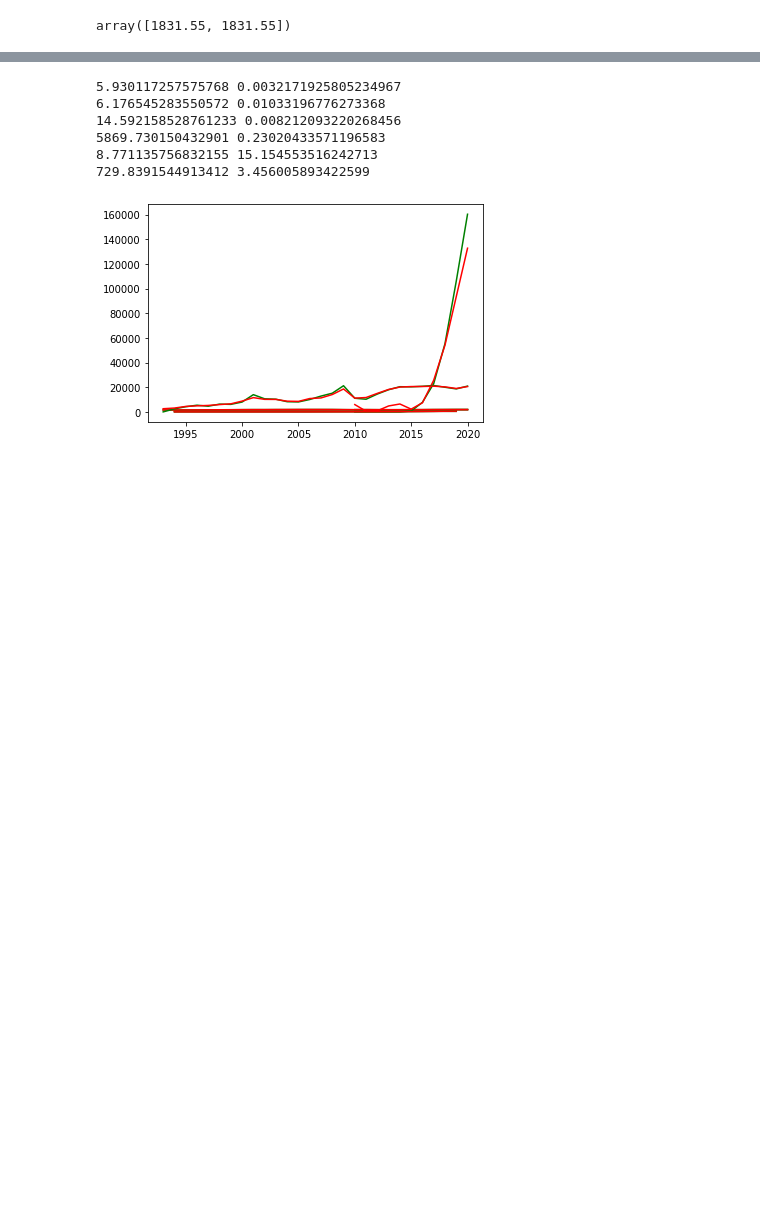
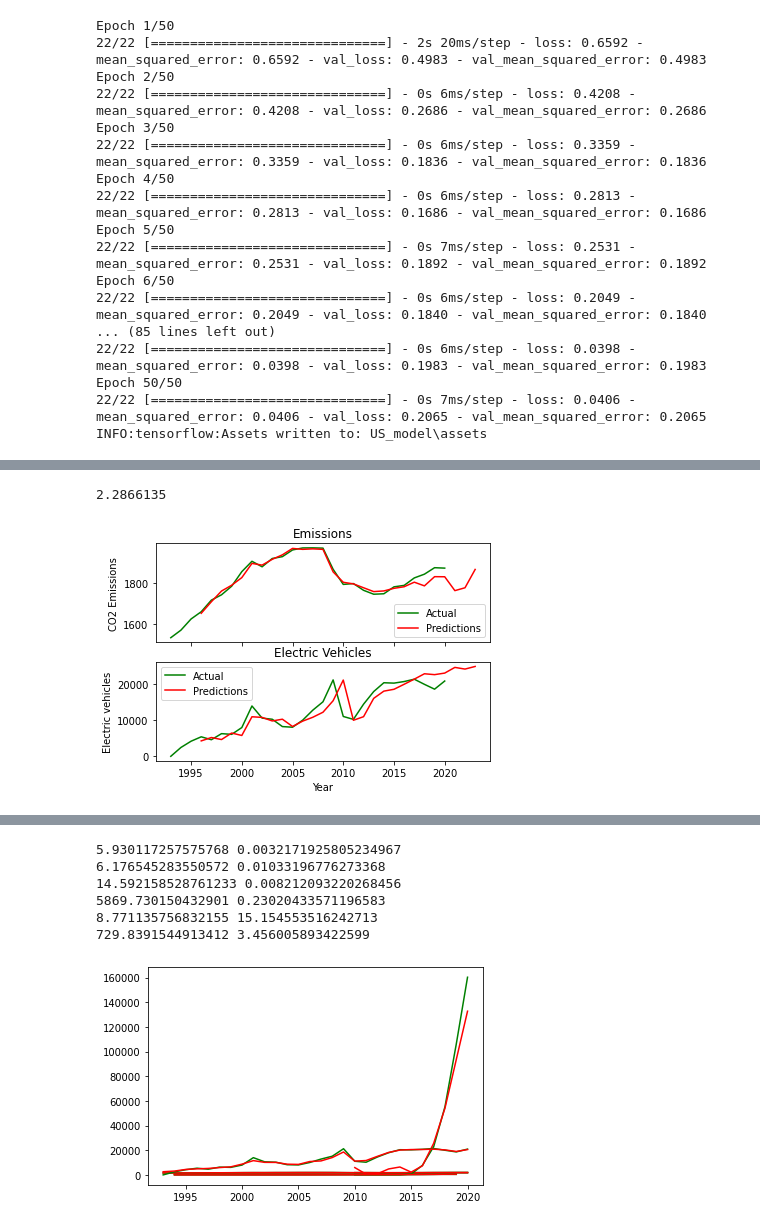
Before and after one commit to IsaacJohnEvans/EV_affect_on_emissions, a Jupyter notebook: pred.ipynb, the cells around one changed output, grey strips where cells are left out. Drawn from its saved outputs; the diff is of its cells as text; code cells hidden in the pictures; blank space fills up the shorter version.

Commit message:
combined model function and created loss graphs

```diff
--- a/pred.ipynb
+++ b/pred.ipynb
@@ -183,10 +207,0 @@ US_y = np.concatenate((US_em_y[2:, :15], US_veh_y), axis = 1)
-# %%
-def combined_model(em_X, veh_X, em_y, veh_y):
-    X = np.concatenate((em_X, veh_X), axis = 1)
-    y = np.concatenate((em_y, veh_y), axis = 1)
-    y, y_pred = run_model(X, y, data_memory, epochs, batch_size, model_des, split_point, plot_pred_bool, plot_range, print_summary)
-    t = np.linspace(2010, 2020, 11)
-    y = np.concatenate((em_y, EU_veh_y), axis = 1)
-    fig, (ax1, ax2) = plt.subplots(2, 1, sharex= True)
-    ax1.plot(t, y[:, 0], 'g', t, y_pred[:, 0], 'r')
-    ax2.plot(t, y[:, 1], 'g', t, y_pred[:, 1], 'r')
@@ -356,4 +208,34 @@ WARNING:absl:<keras.layers.recurrent.LSTMCell object at 0x...> has the same name
-# %%
-np.repeat(np.array([EU_y[:, 0]]).transpose(), 2, axis = 1)[0, :]
-# %% [output]
-array([1831.55, 1831.55])
+# %%
+em_X, veh_X, em_y, veh_y, t = EU_em_annual_X[-13:-2, 1:], EU_veh_X, EU_em_annual_y[-13: -2, :], EU_veh_y, EU_t
+load_model_bool, load_model, save_model, save_fig = False, 'EU_model', 'EU_model', 'EU'
+em_X, veh_X, em_y, veh_y, t = UK_em_X[4:, :], UK_veh_X[:-1, :], UK_em_y[4:], UK_veh_y[: -1], UK_t
+load_model_bool, load_model, save_model, save_fig = False, 'UK_model', 'UK_model', 'UK'
+em_X, veh_X, em_y, veh_y, t = US_em_X[2:, :15], US_veh_X, US_em_y[2:, :15], US_veh_y, US_t
+load_model_bool, load_model, save_model, save_fig = False, 'US_model', 'US_model', 'US'
+data_memory, epochs, batch_size, split_point = 10, 50, 1, 0.9
+model_des = 'D16, LSTM32, D4, D2'
+model_layer = [layers.Dense(16, activation= 'linear'),
+                layers.LSTM(32,activation= 'sigmoid', dropout = 0.1, recurrent_dropout = 0.2, return_sequences=False),
+                layers.Dense(4, activation='linear'),
+                layers.Dense(2)]
+
+
+y, y_pred, train_loss = combined_model(em_X, veh_X, em_y, veh_y, t, data_memory, epochs, batch_size, model_layer, model_des, split_point, plot_pred_bool, plot_range, print_summary, load_model_bool, load_model, save_model, save_fig)
+# %% [output]
+Epoch 1/50
+22/22 [==============================] - 2s 20ms/step - loss: 0.6592 - mean_squared_error: 0.6592 - val_loss: 0.4983 - val_mean_squared_error: 0.4983
+Epoch 2/50
+22/22 [==============================] - 0s 6ms/step - loss: 0.4208 - mean_squared_error: 0.4208 - val_loss: 0.2686 - val_mean_squared_error: 0.2686
+Epoch 3/50
+22/22 [==============================] - 0s 6ms/step - loss: 0.3359 - mean_squared_error: 0.3359 - val_loss: 0.1836 - val_mean_squared_error: 0.1836
+Epoch 4/50
+22/22 [==============================] - 0s 6ms/step - loss: 0.2813 - mean_squared_error: 0.2813 - val_loss: 0.1686 - val_mean_squared_error: 0.1686
+Epoch 5/50
+22/22 [==============================] - 0s 7ms/step - loss: 0.2531 - mean_squared_error: 0.2531 - val_loss: 0.1892 - val_mean_squared_error: 0.1892
+Epoch 6/50
+22/22 [==============================] - 0s 6ms/step - loss: 0.2049 - mean_squared_error: 0.2049 - val_loss: 0.1840 - val_mean_squared_error: 0.1840
+... (85 lines left out)
+22/22 [==============================] - 0s 6ms/step - loss: 0.0398 - mean_squared_error: 0.0398 - val_loss: 0.1983 - val_mean_squared_error: 0.1983
+Epoch 50/50
+22/22 [==============================] - 0s 7ms/step - loss: 0.0406 - mean_squared_error: 0.0406 - val_loss: 0.2065 - val_mean_squared_error: 0.2065
+INFO:tensorflow:Assets written to: US_model\assets
@@ -359,0 +244,2 @@ array([1831.55, 1831.55])
+2.2866135
+[figure, added]
```
Also changed, not shown: parts of 8 cells of this notebook, 16 other files.
